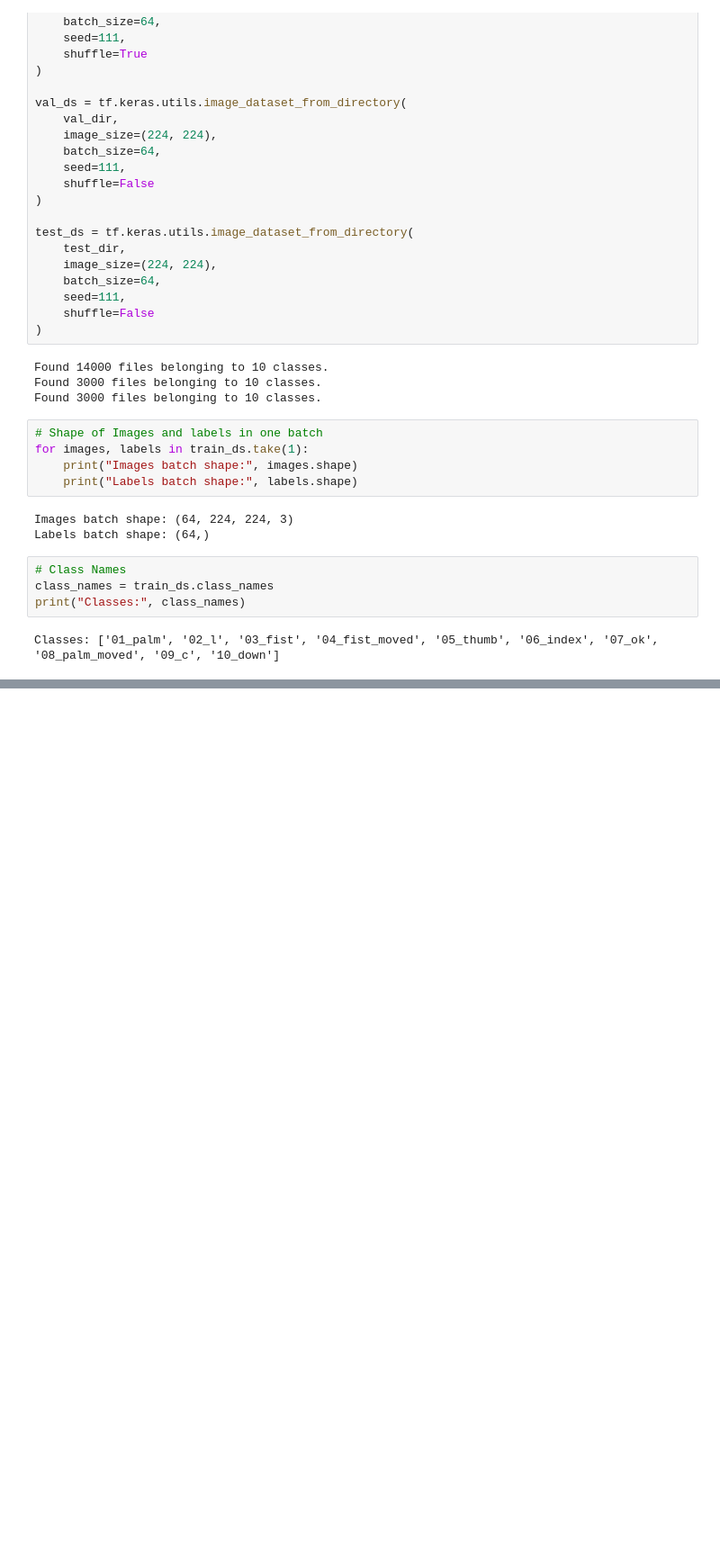
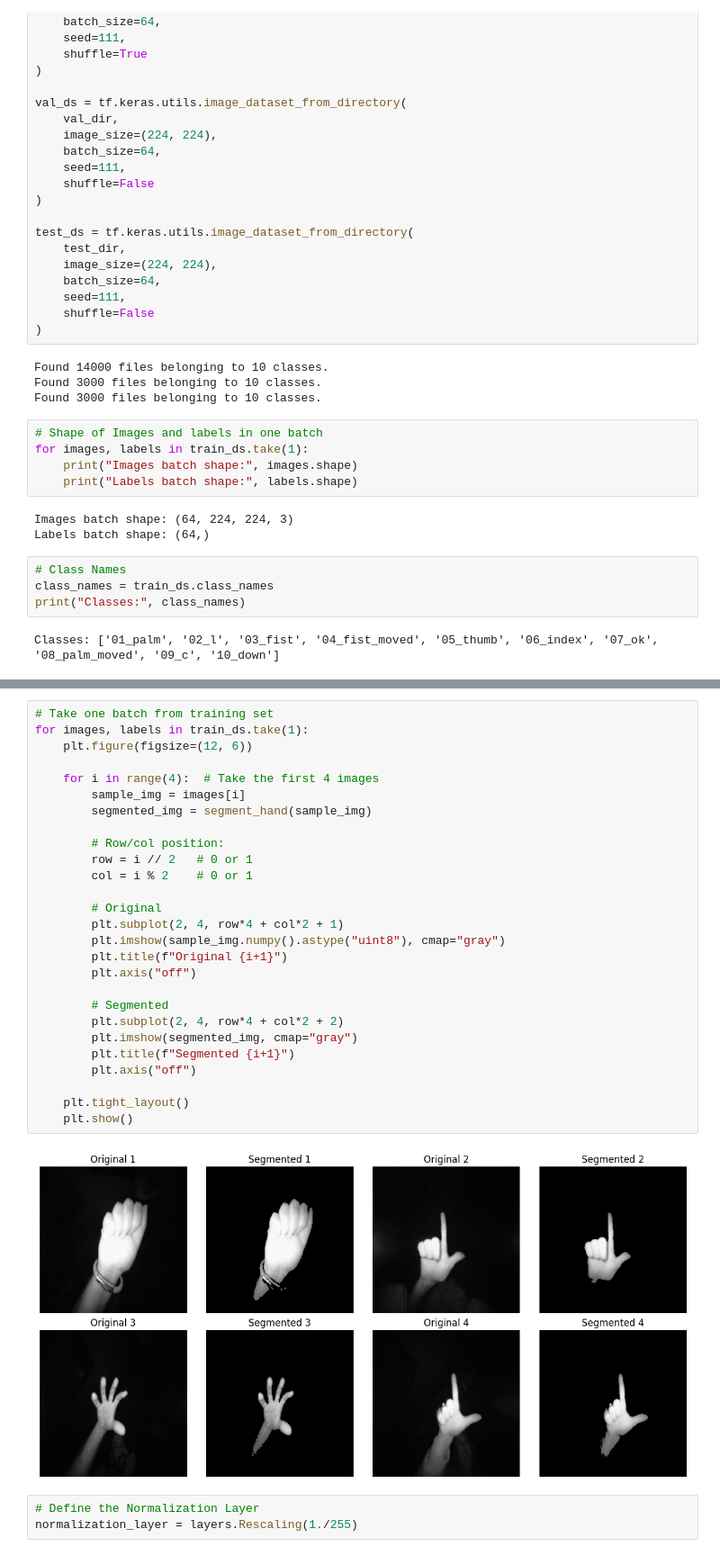
Before and after one commit to Hazem-Ahmed-Salem/DEPI-Graduation-Project, a Jupyter notebook: Hand_Gesture_Recognition.ipynb, the cells around one changed output, grey strips where cells are left out. Shown at 90% size. Saved outputs shown, nothing was run; the diff lists cells and outputs as text; blank space fills up the shorter version.

Commit message:
Image Preprocessing and Augmentation

```diff
--- a/Hand_Gesture_Recognition.ipynb
+++ b/Hand_Gesture_Recognition.ipynb
@@ -54,0 +89,32 @@ Classes: ['01_palm', '02_l', '03_fist', '04_fist_moved', '05_thumb', '06_index',
+# %%
+# Take one batch from training set
+for images, labels in train_ds.take(1):
+    plt.figure(figsize=(12, 6))
+
+    for i in range(4):  # Take the first 4 images
+        sample_img = images[i]
+        segmented_img = segment_hand(sample_img)
+
+        # Row/col position:
+        row = i // 2   # 0 or 1
+        col = i % 2    # 0 or 1
+
+        # Original
+        plt.subplot(2, 4, row*4 + col*2 + 1)
+        plt.imshow(sample_img.numpy().astype("uint8"), cmap="gray")
+        plt.title(f"Original {i+1}")
+        plt.axis("off")
+
+        # Segmented
+        plt.subplot(2, 4, row*4 + col*2 + 2)
+        plt.imshow(segmented_img, cmap="gray")
+        plt.title(f"Segmented {i+1}")
+        plt.axis("off")
+
+    plt.tight_layout()
+    plt.show()
+# %% [output]
+[figure, added]
+# %%
+# Define the Normalization Layer
+normalization_layer = layers.Rescaling(1./255)
```
Also changed, not shown: parts of 7 cells of this notebook.
